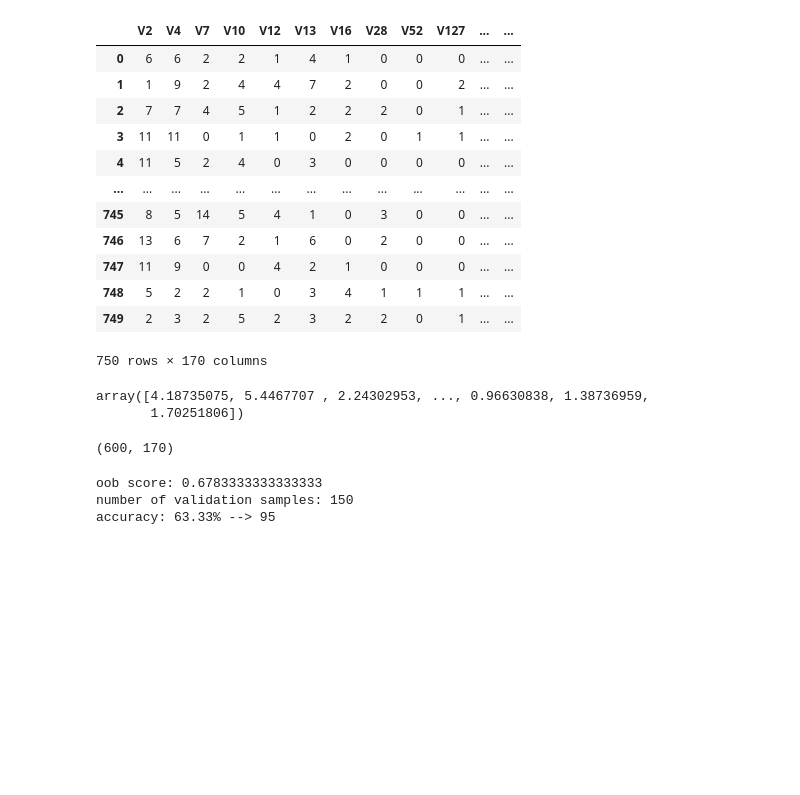
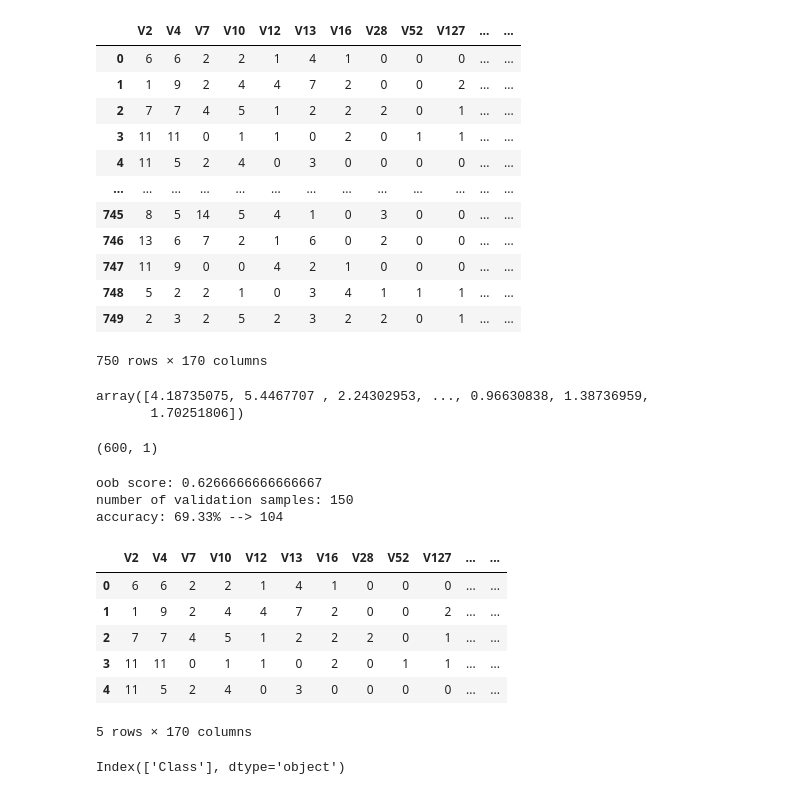
Before and after one commit to GenosW/ml-exercises, a Jupyter notebook: exercise2/amazon_rf.ipynb, the cells around one changed output. Saved outputs shown, nothing was run; the diff lists cells and outputs as text; code cells hidden in the pictures; blank space fills up the shorter version.

```diff
--- a/exercise2/amazon_rf.ipynb
+++ b/exercise2/amazon_rf.ipynb
@@ -445,14 +445,28 @@ array([4.18735075, 5.4467707 , 2.24302953, ..., 0.96630838, 1.38736959,
        1.70251806])
 # %%
 X_train, X_valid, Y_train, Y_valid = train_test_split(selected_feats, Y_lrn, test_size=.2)
-X_train.shape
+Y_train.head()
 # %% [output]
-(600, 170)
+(600, 1)
 # %%
-rfc = RFC(n_jobs=2, n_estimators=1000,bootstrap=True, oob_score=True, min_samples_leaf=2)
+rfc = RFC(n_jobs=2, n_estimators=1000,oob_score=True, min_samples_leaf=2)
 rfc.fit(X_train, Y_train)
 doScore(rfc, X_valid, Y_valid)
 # %% [output]
-oob score: 0.6783333333333333
+oob score: 0.6266666666666667
 number of validation samples: 150
-accuracy: 63.33% --> 95
+accuracy: 69.33% --> 104
+# %%
+selected_feats.head()
+# %% [output]
+|  | V2 | V4 | V7 | V10 | V12 | V13 | V16 | V28 | V52 | V127 | ... | ... |
+| 0 | 6 | 6 | 2 | 2 | 1 | 4 | 1 | 0 | 0 | 0 | ... | ... |
+| 1 | 1 | 9 | 2 | 4 | 4 | 7 | 2 | 0 | 0 | 2 | ... | ... |
+| 2 | 7 | 7 | 4 | 5 | 1 | 2 | 2 | 2 | 0 | 1 | ... | ... |
+| 3 | 11 | 11 | 0 | 1 | 1 | 0 | 2 | 0 | 1 | 1 | ... | ... |
+| 4 | 11 | 5 | 2 | 4 | 0 | 3 | 0 | 0 | 0 | 0 | ... | ... |
+5 rows × 170 columns
+# %%
+Y_lrn.columns
+# %% [output]
+Index(['Class'], dtype='object')
```
Also changed, not shown: parts of 14 cells of this notebook, 8 other files.
